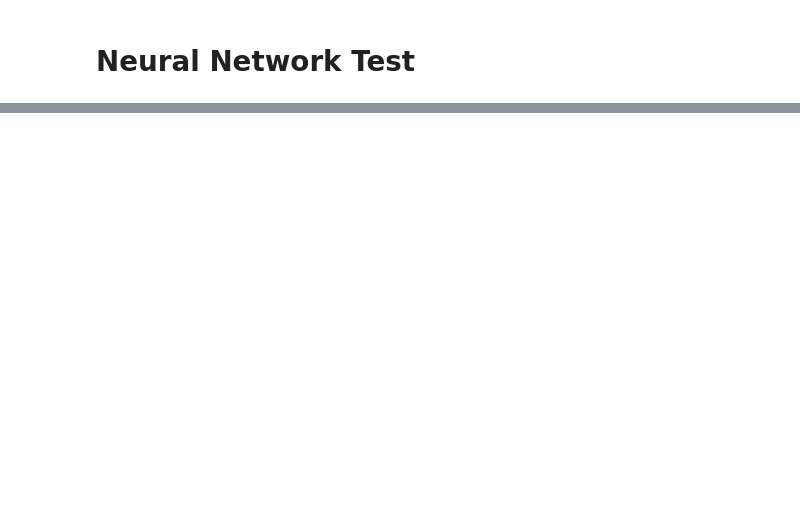
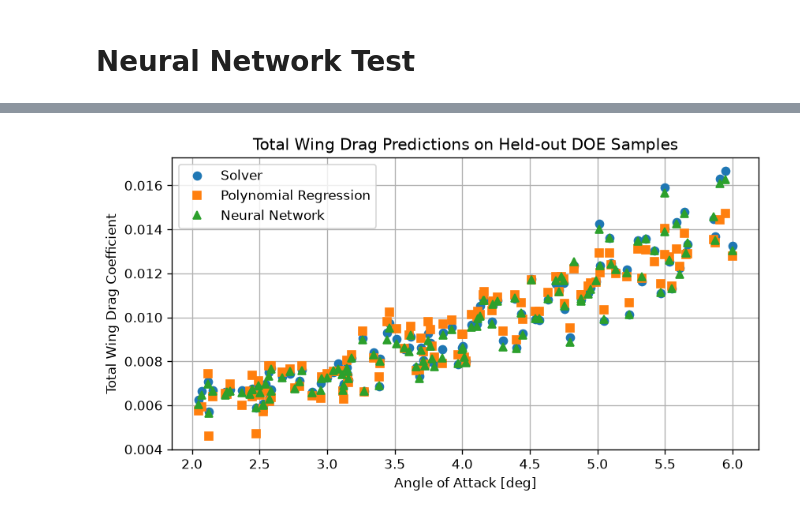
Before and after one commit to hayes-donaldson/Maching-Learning-Project, a Jupyter notebook: notebooks/train_surrogate.ipynb, the cells around one changed output, grey strips where cells are left out. Drawn from its saved outputs; the diff is of its cells as text; code cells hidden in the pictures; blank space fills up the shorter version.

```diff
--- a/notebooks/train_surrogate.ipynb
+++ b/notebooks/train_surrogate.ipynb
@@ -112,7 +125,10 @@ Y_train_tensor = torch.tensor(Y_train_scaled, dtype=torch.float32)
 # %%
 torch.manual_seed(10)
 
-nn_model = build_nn_model(input_size=X_train.shape[1], output_size=len(output_features))
+# Reload edits to neural_network.py before building a new model.
+importlib.reload(neural_network)
+nn_model = neural_network.build_model(input_size=X_train.shape[1], output_size=len(output_features))
+print(nn_model)
 
 loss_fun = nn.MSELoss()
 optimizer = torch.optim.Adam(nn_model.parameters(), lr=0.01)
@@ -187,24 +231,26 @@ plt.show()
 # %%
 plt.figure(figsize=(8, 4))
 
 plt.plot(
-    X_test["alpha_deg"], Y_test["CD_profile"],
+    X_test["alpha_deg"], Y_test["CD"],
     "o", label="Solver"
 )
 
 plt.plot(
     X_test["alpha_deg"], Y_test_pred[:, 1],
     "s", label="Polynomial Regression"
 )
 
 plt.plot(
     X_test["alpha_deg"], Y_test_nn_pred[:, 1],
     "^", label="Neural Network"
 )
 
 plt.xlabel("Angle of Attack [deg]")
-plt.ylabel("Profile Drag Coefficient")
-plt.title("Profile Drag Predictions on Held-out DOE Samples")
+plt.ylabel("Total Wing Drag Coefficient")
+plt.title("Total Wing Drag Predictions on Held-out DOE Samples")
 plt.legend()
 plt.grid()
 plt.show()
+# %% [output]
+[figure, added]
```
Also changed, not shown: parts of 7 cells of this notebook, 7 other files.
